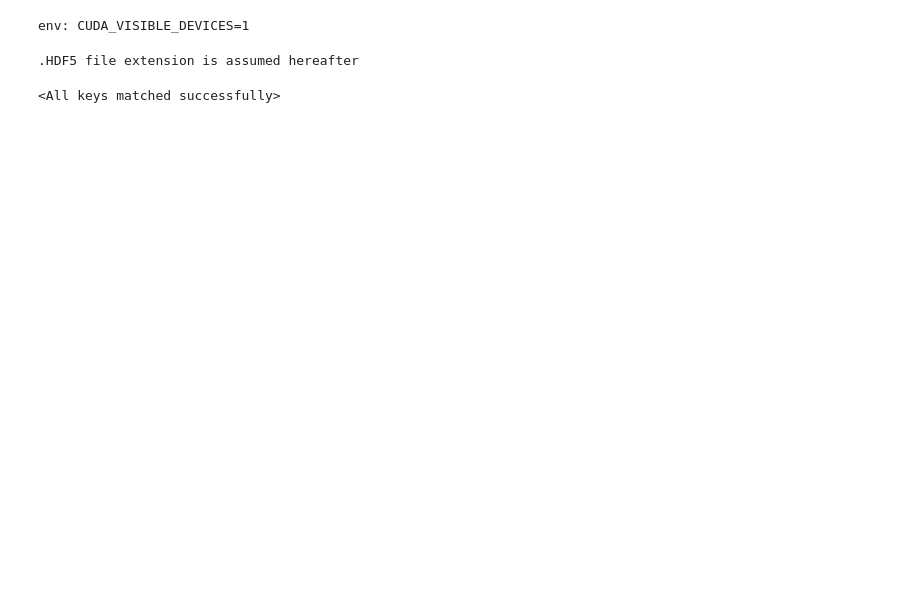
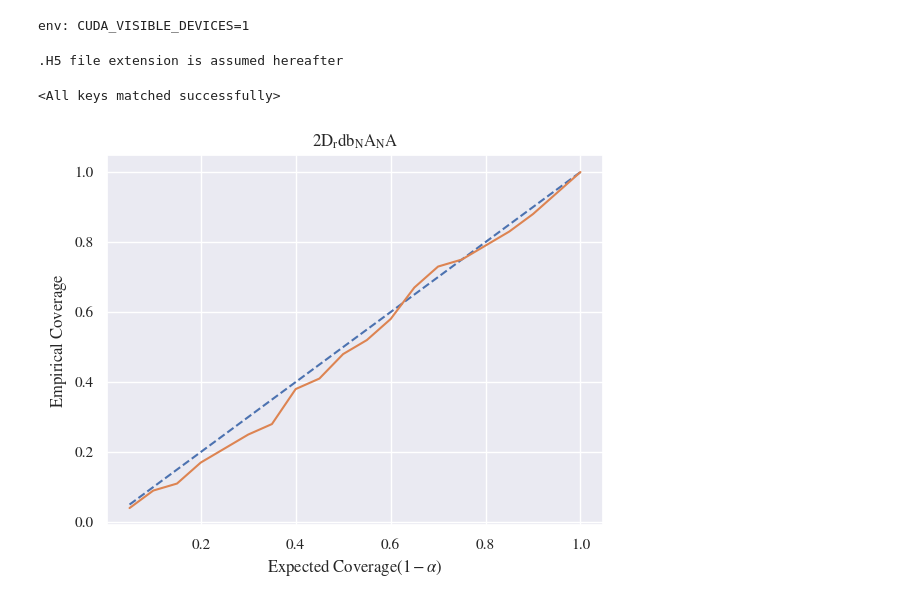
Before and after one commit to yashpatel5400/fpo, a Jupyter notebook: calibrate.ipynb, the cells around one changed output. Cells and saved outputs as stored; diff of their text form; code cells hidden in the pictures; blank space fills up the shorter version.

```diff
--- a/calibrate.ipynb
+++ b/calibrate.ipynb
@@ -24,13 +27,12 @@ with open(cfg_fn, "r") as f:
 # %%
 pde_name = cfg["filename"].split(".h")[0]
 times = []
-num_trials = 10
-trial_size = 1
+batch_size = 25
 train_data = FNODatasetSingle(filename=os.path.join("experiments", cfg["filename"]))
-train_loader = torch.utils.data.DataLoader(train_data, batch_size=trial_size)
-model_weights = torch.load(os.path.join("experiments", f"{pde_name}_FNO.pt"))
+train_loader = torch.utils.data.DataLoader(train_data, batch_size=batch_size)
+model_weights = torch.load(os.path.join("experiments", f"{pde_name}_FNO.pt"), map_location=torch.device('cuda'))
 # %% [output]
-.HDF5 file extension is assumed hereafter
+.H5 file extension is assumed hereafter
 # %%
 fno = FNO2d(
     num_channels=cfg["num_channels"],
@@ -43,0 +59,44 @@ fno.load_state_dict(model_weights["model_state_dict"])
+# %%
+scores = []
+for xxbatch, yy, gridbatch in train_loader:
+    if cfg["training_type"] == "autoregressive":
+        inp_shape = list(xxbatch.shape)
+        inp_shape = inp_shape[:-2]
+        inp_shape.append(-1)
+
+        xxbatch = xxbatch.reshape(inp_shape)
+        yyhat   = fno(xxbatch.to(device), gridbatch.to(device))
+        yybatch = yy[:,:,:,10:11,:].to(device)
+    else:
+        xidx = 0
+        xx   = xxbatch[xidx:xidx+1,...].to(device)
+        grid = gridbatch[xidx:xidx+1,...].to(device)
+        yhat = fno(xx[...,0,:], grid)
+
+    diff        = (yyhat[...,0,0] - yybatch[...,0,0]).cpu().detach().numpy()
+    score_batch = c2_metric(diff)
+    scores.append(score_batch)
+scores = np.concatenate(scores)
+# %%
+def plot_calibration(pde_name, cal_scores, test_scores):
+    sns.set_theme()
+
+    plt.rcParams['mathtext.fontset'] = 'stix'
+    plt.rcParams['font.family'] = 'STIXGeneral'
+
+    alphas = np.arange(0, 1, 0.05)
+    coverages = []
+    for alpha in alphas:
+        q = np.quantile(cal_scores, q = 1-alpha)
+        coverages.append(np.sum(test_scores < q) / len(test_scores))
+
+    sns.lineplot(x=(1-alphas), y=(1-alphas), linestyle='--')
+    sns.lineplot(x=(1-alphas), y=coverages)
+    plt.xlabel(r"$\mathrm{Expected\ Coverage} (1-\alpha)$")
+    plt.ylabel(r"$\mathrm{Empirical\ Coverage}$")
+    plt.title(r"$\mathrm{" + pde_name + r"}$")
+# %%
+cal_scores, test_scores = scores[:-100], scores[-100:]
+plot_calibration(pde_name, cal_scores, test_scores)
+# %% [output]
+[figure, added]
```
Also changed, not shown: parts of 3 cells of this notebook.
